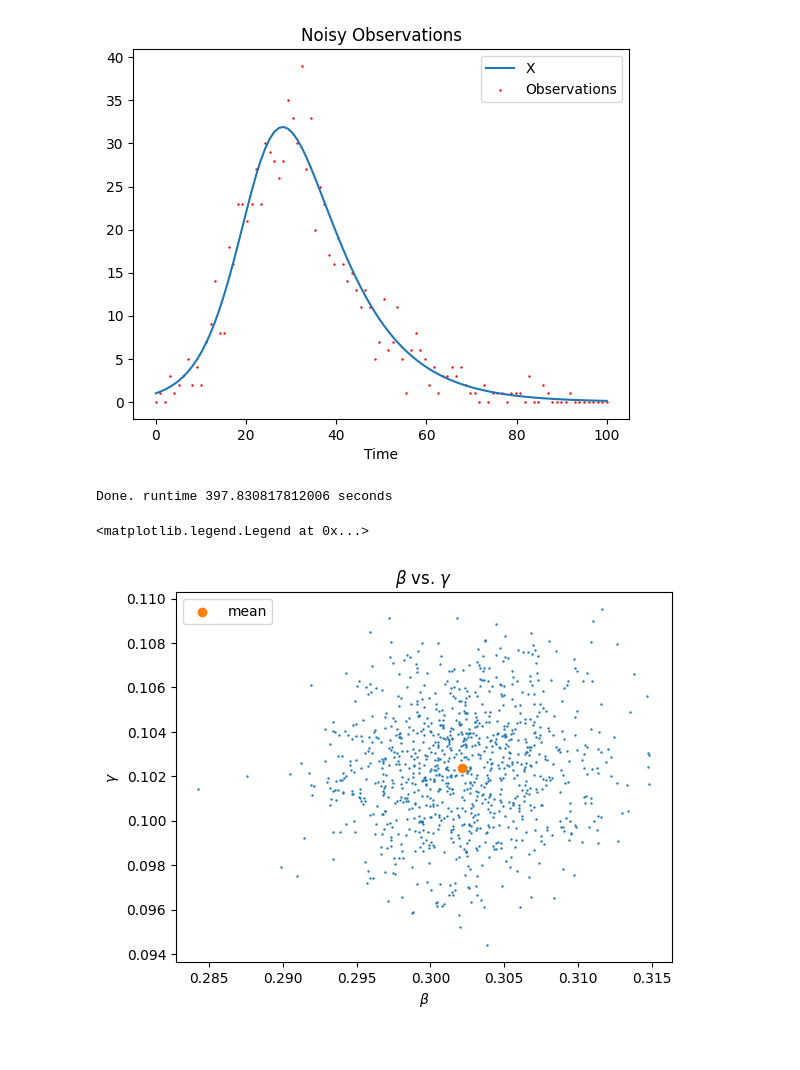
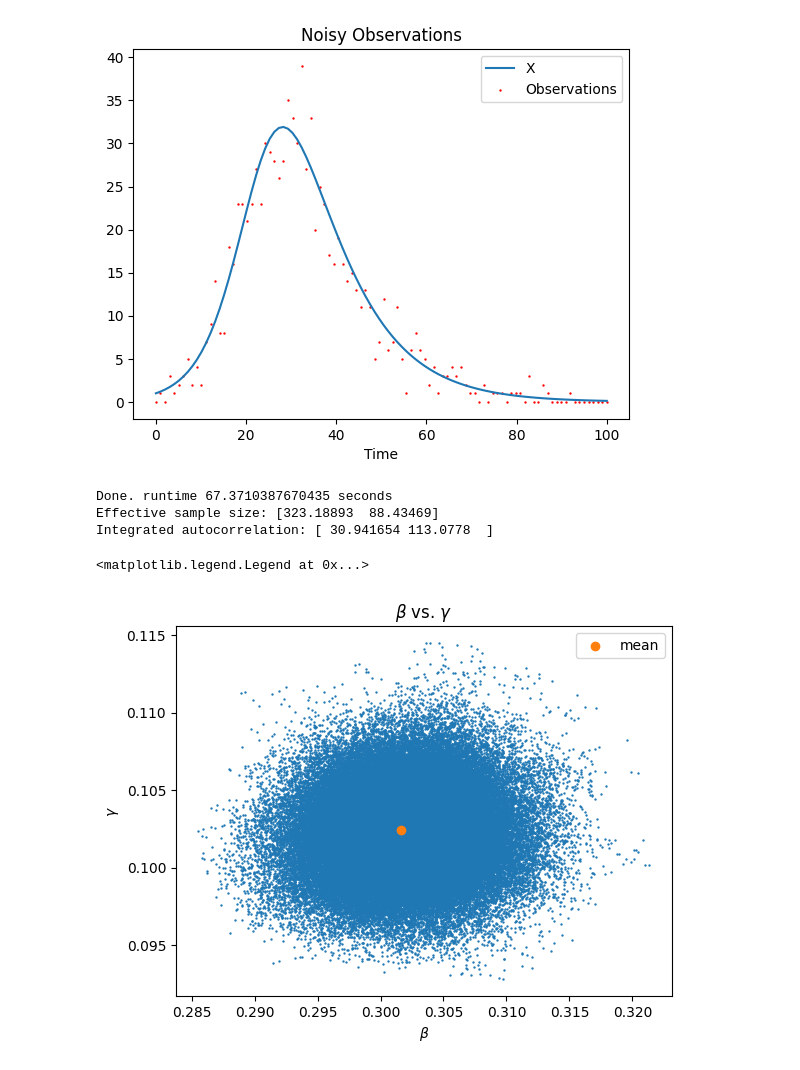
Before and after one commit to Averydx/GradientBasedSamplers, a Jupyter notebook: examples/nuts_sir.ipynb, the cells around one changed output. Drawn from its saved outputs; the diff is of its cells as text; code cells hidden in the pictures.

```diff
--- a/examples/nuts_sir.ipynb
+++ b/examples/nuts_sir.ipynb
@@ -7,4 +7,9 @@ import jax
 import matplotlib.pyplot as plt
 
 from time import perf_counter
-from algorithms.nuts import nuts
+from algorithms.hmc import multi_chain_hmc
+from utilities.helpers import effective_sample_size,autocorr_new
+
+jax.config.update('jax_platform_name', 'cpu')
+
+print(jax.devices())
@@ -84,30 +97,50 @@ def joint(par):
 func = jax.jit(jax.value_and_grad(joint))
 
 D = 2
-M = 1000
-Madapt = 100
+M = 10000
+Madapt = 1000
+num_chains = 10
 key = jax.random.key(0)
-init_key,key = jax.random.split(key)
+init_key, key = jax.random.split(key)
 
-theta0 = jnp.array([jnp.log(0.1),jnp.log(0.1)])
+theta0 = jax.random.multivariate_normal(
+    init_key,
+    mean=jnp.log(jnp.array([0.1,0.1])),
+    cov=jnp.eye(D),
+    shape=(num_chains,),
+)
 
-nuts_key,key = jax.random.split(key)
+nuts_key, key = jax.random.split(key)
 t0 = perf_counter()
-samples, lnprob = nuts(func, M, Madapt, theta0,key = nuts_key,epsilon = 0.005)
+samples, lnprob = multi_chain_hmc(
+    func,
+    M,
+    Madapt,
+    theta0,
+    key=nuts_key,
+    mass_matrix=jnp.eye(D),
+    epsilon=0.0005,
+    L=10,
+    num_chains=num_chains,
+)
 t1 = perf_counter()
-print(f'Done. runtime {t1 - t0} seconds')
+print(f"Done. runtime {t1 - t0} seconds")
+print(f"Effective sample size: {effective_sample_size(samples)}")
+print(f"Integrated autocorrelation: {autocorr_new(samples)}")
 # %% [output]
-Done. runtime 397.830817812006 seconds
+Done. runtime 67.3710387670435 seconds
+Effective sample size: [323.18893  88.43469]
+Integrated autocorrelation: [ 30.941654 113.0778  ]
 # %%
 plt.title('$\\beta$ vs. $\\gamma$')
 plt.xlabel('$\\beta$')
 plt.ylabel("$\\gamma$")
 
-plt.scatter(jnp.exp(samples[0,:,0]),jnp.exp(samples[0,:,1]),s = 0.5)
+plt.scatter(jnp.exp(samples[:,:,0]),jnp.exp(samples[:,:,1]),s = 0.5)
 
 mean = jnp.mean(jnp.exp(samples[0,:]),axis = 0)
 plt.scatter(mean[0],mean[1],label = 'mean')
 plt.legend()
 # %% [output]
 <matplotlib.legend.Legend at 0x...>
-[figure, old version]
+[figure, new version]
```
Also changed, not shown: parts of 2 cells of this notebook, 11 other files.
